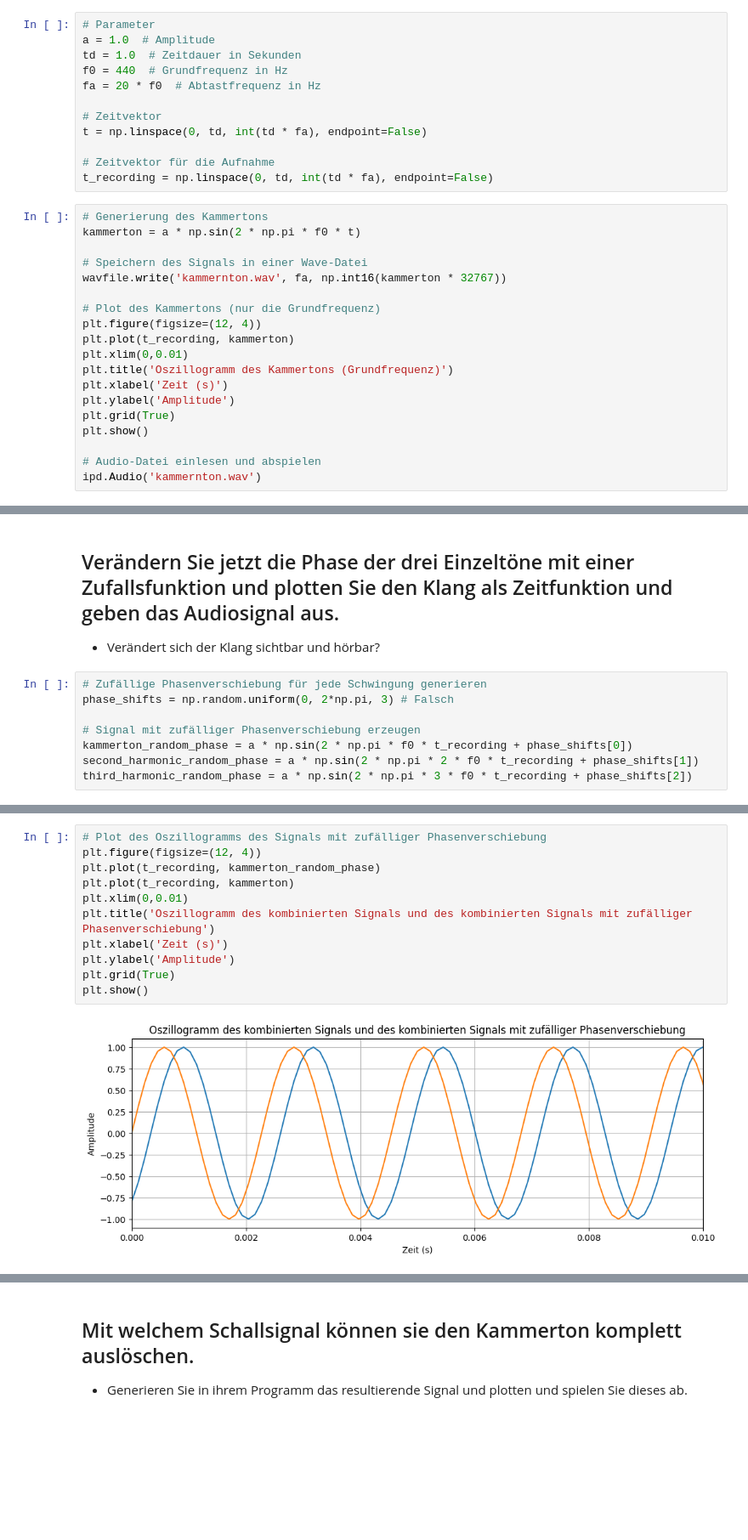
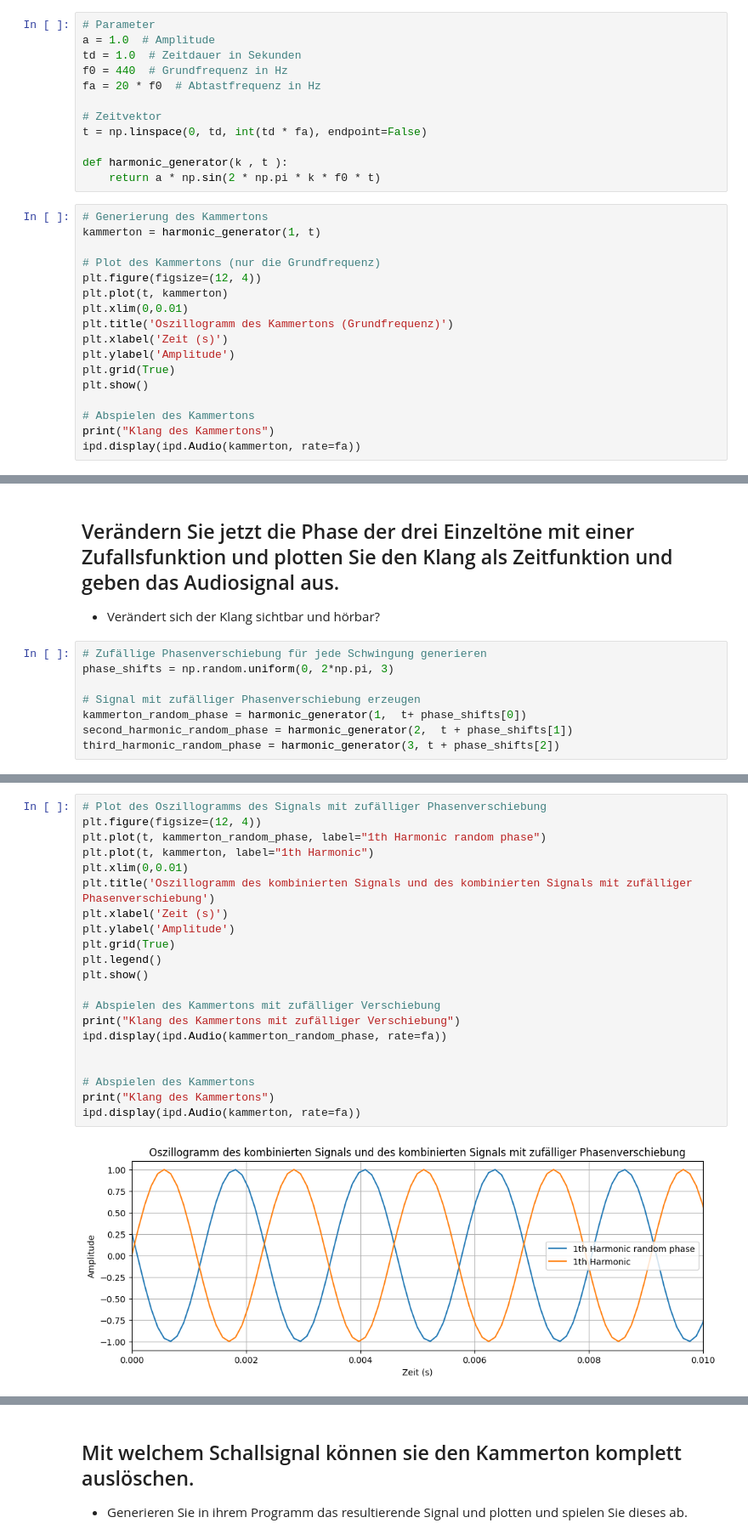
Before and after one commit to JoHoppe/LaborSprache, a Jupyter notebook: Sprachverarbeitung/labor1Überarbeitet.ipynb, the cells around one changed output, grey strips where cells are left out. Shown at 85% size. Cells and saved outputs as stored; diff of their text form; blank space fills up the shorter version.

```diff
--- a/Sprachverarbeitung/labor1Überarbeitet.ipynb
+++ b/Sprachverarbeitung/labor1Überarbeitet.ipynb
@@ -76,18 +62,15 @@ fa = 20 * f0  # Abtastfrequenz in Hz
 # Zeitvektor
 t = np.linspace(0, td, int(td * fa), endpoint=False)
 
-# Zeitvektor für die Aufnahme
-t_recording = np.linspace(0, td, int(td * fa), endpoint=False)
+def harmonic_generator(k , t ):
+    return a * np.sin(2 * np.pi * k * f0 * t)
 # %%
 # Generierung des Kammertons
-kammerton = a * np.sin(2 * np.pi * f0 * t)
-
-# Speichern des Signals in einer Wave-Datei
-wavfile.write('kammernton.wav', fa, np.int16(kammerton * 32767))
+kammerton = harmonic_generator(1, t)
 
 # Plot des Kammertons (nur die Grundfrequenz)
 plt.figure(figsize=(12, 4))
-plt.plot(t_recording, kammerton)
+plt.plot(t, kammerton)
 plt.xlim(0,0.01)
 plt.title('Oszillogramm des Kammertons (Grundfrequenz)')
 plt.xlabel('Zeit (s)')
@@ -95,7 +78,8 @@ plt.ylabel('Amplitude')
 plt.grid(True)
 plt.show()
 
-# Audio-Datei einlesen und abspielen
-ipd.Audio('kammernton.wav')
+# Abspielen des Kammertons
+print("Klang des Kammertons")
+ipd.display(ipd.Audio(kammerton, rate=fa))
 # %% [output]
 [figure]
@@ -174,9 +161,9 @@ plt.show()
 - Verändert sich der Klang sichtbar und hörbar?
 # %%
 # Zufällige Phasenverschiebung für jede Schwingung generieren
-phase_shifts = np.random.uniform(0, 2*np.pi, 3) # Falsch
+phase_shifts = np.random.uniform(0, 2*np.pi, 3)
 
 # Signal mit zufälliger Phasenverschiebung erzeugen
-kammerton_random_phase = a * np.sin(2 * np.pi * f0 * t_recording + phase_shifts[0])
-second_harmonic_random_phase = a * np.sin(2 * np.pi * 2 * f0 * t_recording + phase_shifts[1])
-third_harmonic_random_phase = a * np.sin(2 * np.pi * 3 * f0 * t_recording + phase_shifts[2])
+kammerton_random_phase = harmonic_generator(1,  t+ phase_shifts[0])
+second_harmonic_random_phase = harmonic_generator(2,  t + phase_shifts[1])
+third_harmonic_random_phase = harmonic_generator(3, t + phase_shifts[2])
@@ -196,13 +170,23 @@ ipd.Audio('kammernton.wav')
 # %%
 # Plot des Oszillogramms des Signals mit zufälliger Phasenverschiebung
 plt.figure(figsize=(12, 4))
-plt.plot(t_recording, kammerton_random_phase)
-plt.plot(t_recording, kammerton)
+plt.plot(t, kammerton_random_phase, label="1th Harmonic random phase")
+plt.plot(t, kammerton, label="1th Harmonic")
 plt.xlim(0,0.01)
 plt.title('Oszillogramm des kombinierten Signals und des kombinierten Signals mit zufälliger Phasenverschiebung')
 plt.xlabel('Zeit (s)')
 plt.ylabel('Amplitude')
 plt.grid(True)
+plt.legend()
 plt.show()
+
+# Abspielen des Kammertons mit zufälliger Verschiebung
+print("Klang des Kammertons mit zufälliger Verschiebung")
+ipd.display(ipd.Audio(kammerton_random_phase, rate=fa))
+
+
+# Abspielen des Kammertons
+print("Klang des Kammertons")
+ipd.display(ipd.Audio(kammerton, rate=fa))
 # %% [output]
-[figure, old version]
+[figure, new version]
```
Also changed, not shown: parts of 32 cells of this notebook, 19 other files.
